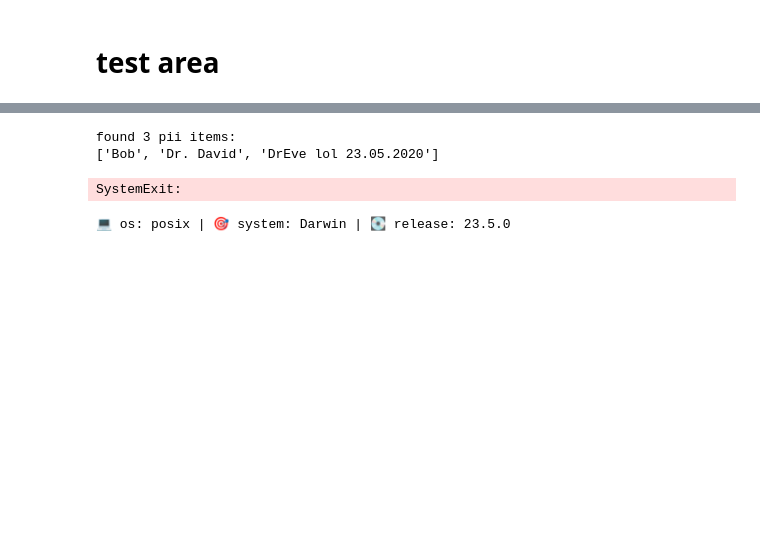
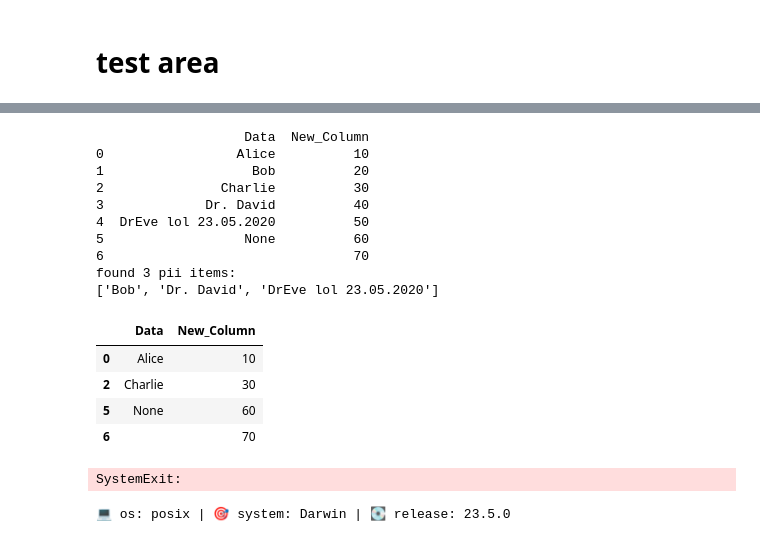
Before and after one commit to smeisegeier/pandas-plots, a Jupyter notebook: src/test.ipynb, the cells around one changed output, grey strips where cells are left out. Drawn from its saved outputs; the diff is of its cells as text; code cells hidden in the pictures; blank space fills up the shorter version.

```diff
--- a/src/test.ipynb
+++ b/src/test.ipynb
@@ -17,17 +17,30 @@ os.environ['THEME'] = 'dark'
 # %%
 # Example data: names and corresponding dates
-data = ["Alice", "Bob", "Charlie", "Dr. David", "DrEve lol 23.05.2020"]
-
-# Create a Pandas Series
-series = pd.Series(data)
+data = ["Alice", "Bob", "Charlie", "Dr. David", "DrEve lol 23.05.2020", None, ""]
+df = pd.DataFrame(data, columns=['Data'])
+df['New_Column'] = [10, 20, 30, 40, 50, 60, 70]
 
 # Print the Series
-# print(series)
+print(df)
 
-_ = pii.remove_pii(series, logging=True, verbose=True,custom_regex=r"Bob")
+_ = pii.remove_pii(df['Data'], logging=True, verbose=True,custom_regex=r"Bob")
+df.drop(axis=0, index=_, inplace=False)
 # %% [output]
+                   Data  New_Column
+0                 Alice          10
+1                   Bob          20
+2               Charlie          30
+3             Dr. David          40
+4  DrEve lol 23.05.2020          50
+5                  None          60
+6                                70
 found 3 pii items:
 ['Bob', 'Dr. David', 'DrEve lol 23.05.2020']
+|  | Data | New_Column |
+| 0 | Alice | 10 |
+| 2 | Charlie | 30 |
+| 5 | None | 60 |
+| 6 |  | 70 |
 # %%
 sys.exit()
 # %% [output]
```
Also changed, not shown: parts of 1 cell of this notebook, 2 other files.
